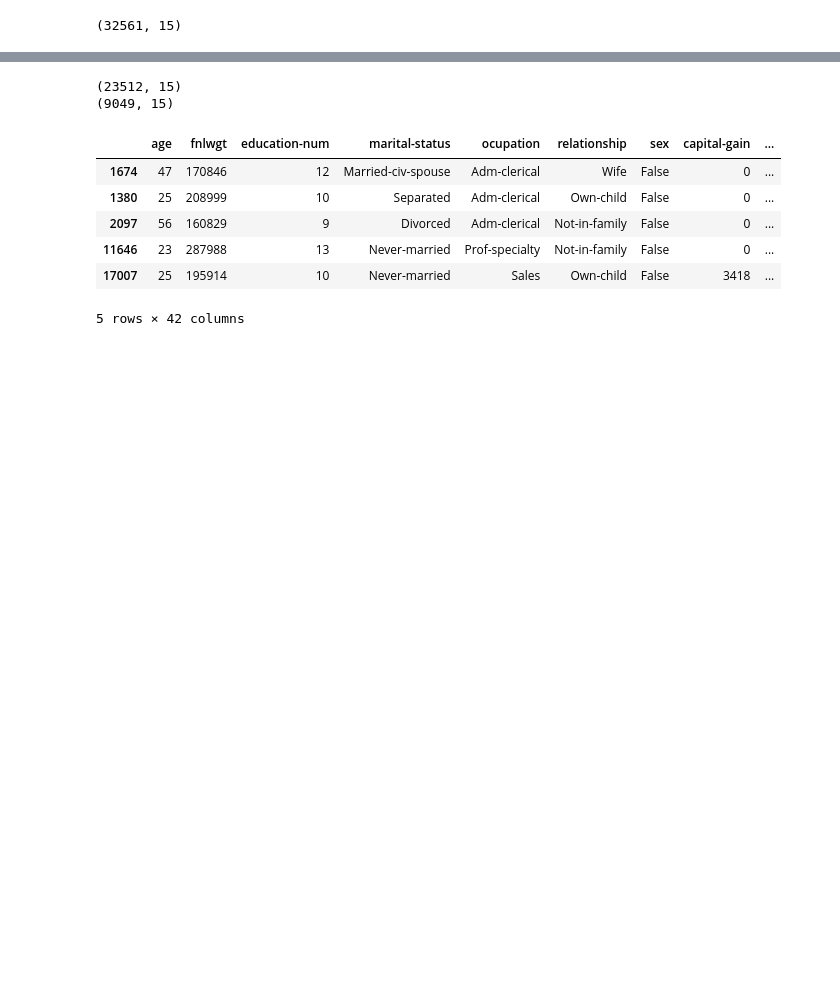
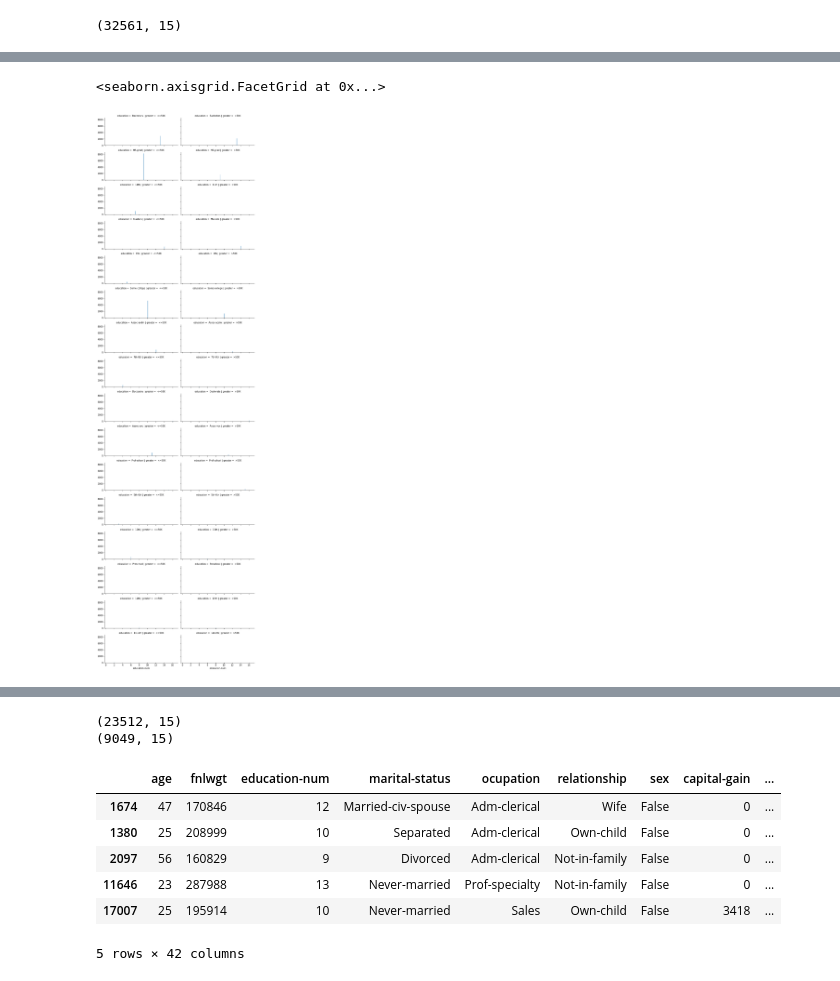
Before and after one commit to LucasFlaquer/ac2-projeto-ic, a Jupyter notebook: projeto.ipynb, the cells around one changed output, grey strips where cells are left out. Cells and saved outputs as stored; diff of their text form; code cells hidden in the pictures; blank space fills up the shorter version.

```diff
--- a/projeto.ipynb
+++ b/projeto.ipynb
@@ -188,0 +168,7 @@ df.describe()
+# %%
+grid = sns.FacetGrid(df, col='greater', row='education', height=2.2, aspect=2.3)
+grid.map(plt.hist, 'education-num', alpha=.5, bins=8)
+grid.add_legend()
+# %% [output]
+<seaborn.axisgrid.FacetGrid at 0x...>
+[figure, added]
```
Also changed, not shown: parts of 59 cells of this notebook, 1 other file.
